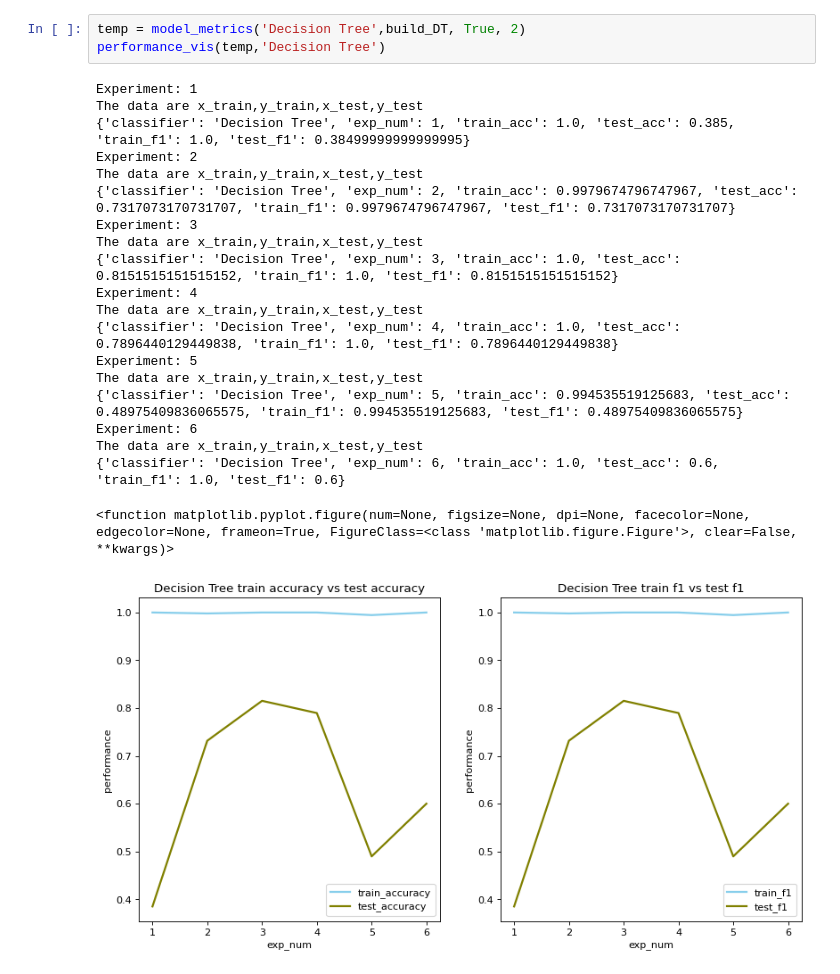
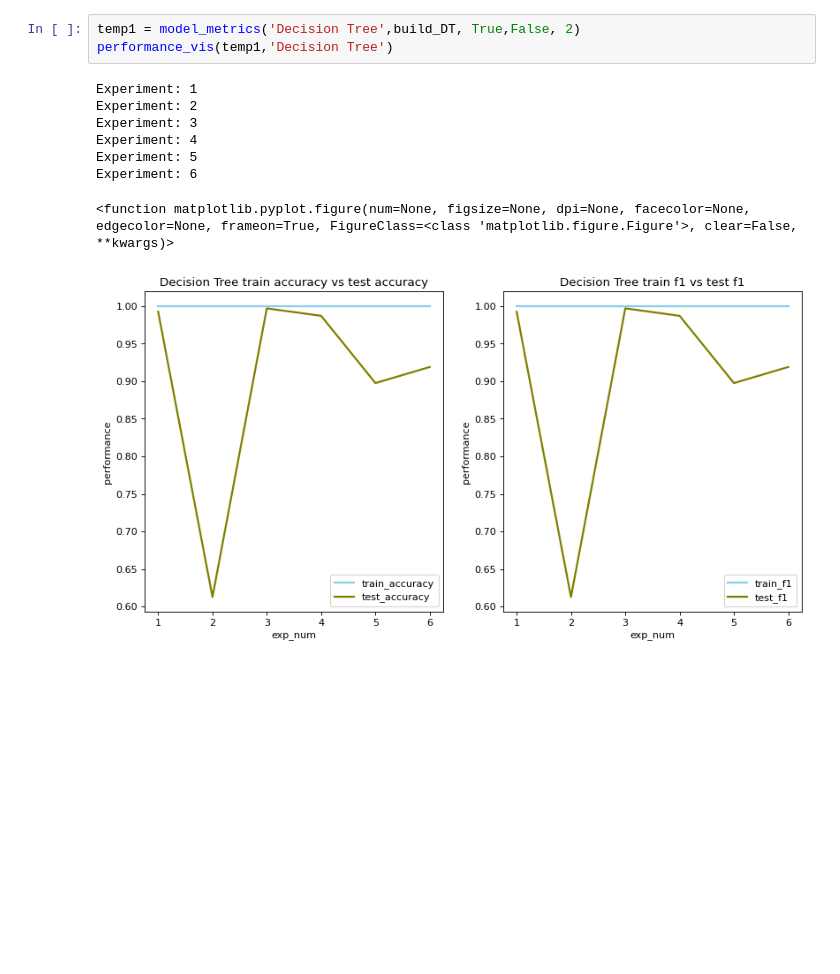
Before and after one commit to LeoGao1/COGS118B_Final_Project, a Jupyter notebook: notebooks/final.ipynb, the cells around one changed output. Saved outputs shown, nothing was run; the diff lists cells and outputs as text; blank space fills up the shorter version.

```diff
--- a/notebooks/final.ipynb
+++ b/notebooks/final.ipynb
@@ -31,26 +31,14 @@ from calculate_metric import model_metrics
 #parameter (metric_data, classifier_name)
 from data_vis import performance_vis
 # %%
-temp = model_metrics('Decision Tree',build_DT, True, 2)
-performance_vis(temp,'Decision Tree')
+temp1 = model_metrics('Decision Tree',build_DT, True,False, 2)
+performance_vis(temp1,'Decision Tree')
 # %% [output]
 Experiment: 1
-The data are x_train,y_train,x_test,y_test
-{'classifier': 'Decision Tree', 'exp_num': 1, 'train_acc': 1.0, 'test_acc': 0.385, 'train_f1': 1.0, 'test_f1': 0.38499999999999995}
 Experiment: 2
-The data are x_train,y_train,x_test,y_test
-{'classifier': 'Decision Tree', 'exp_num': 2, 'train_acc': 0.9979674796747967, 'test_acc': 0.7317073170731707, 'train_f1': 0.9979674796747967, 'test_f1': 0.7317073170731707}
 Experiment: 3
-The data are x_train,y_train,x_test,y_test
-{'classifier': 'Decision Tree', 'exp_num': 3, 'train_acc': 1.0, 'test_acc': 0.8151515151515152, 'train_f1': 1.0, 'test_f1': 0.8151515151515152}
 Experiment: 4
-The data are x_train,y_train,x_test,y_test
-{'classifier': 'Decision Tree', 'exp_num': 4, 'train_acc': 1.0, 'test_acc': 0.7896440129449838, 'train_f1': 1.0, 'test_f1': 0.7896440129449838}
 Experiment: 5
-The data are x_train,y_train,x_test,y_test
-{'classifier': 'Decision Tree', 'exp_num': 5, 'train_acc': 0.994535519125683, 'test_acc': 0.48975409836065575, 'train_f1': 0.994535519125683, 'test_f1': 0.48975409836065575}
 Experiment: 6
-The data are x_train,y_train,x_test,y_test
-{'classifier': 'Decision Tree', 'exp_num': 6, 'train_acc': 1.0, 'test_acc': 0.6, 'train_f1': 1.0, 'test_f1': 0.6}
 <function matplotlib.pyplot.figure(num=None, figsize=None, dpi=None, facecolor=None, edgecolor=None, frameon=True, FigureClass=<class 'matplotlib.figure.Figure'>, clear=False, **kwargs)>
-[figure, old version]
+[figure, new version]
```
Also changed, not shown: parts of 2 cells of this notebook, 5 other files.
